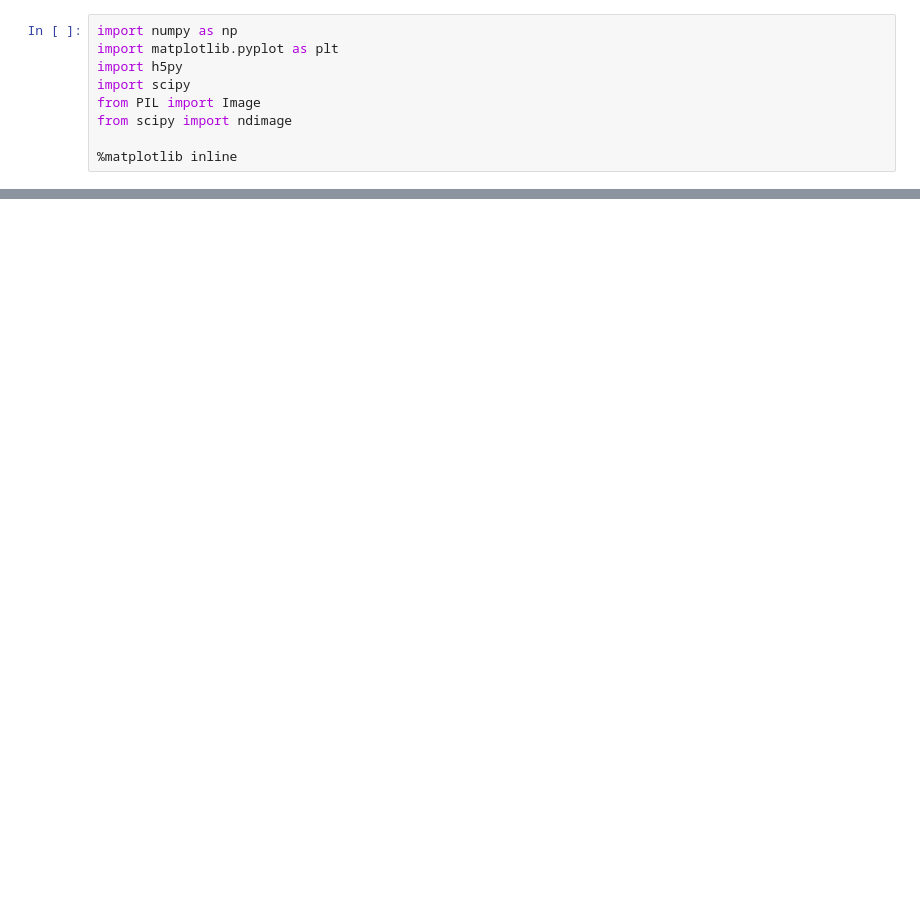
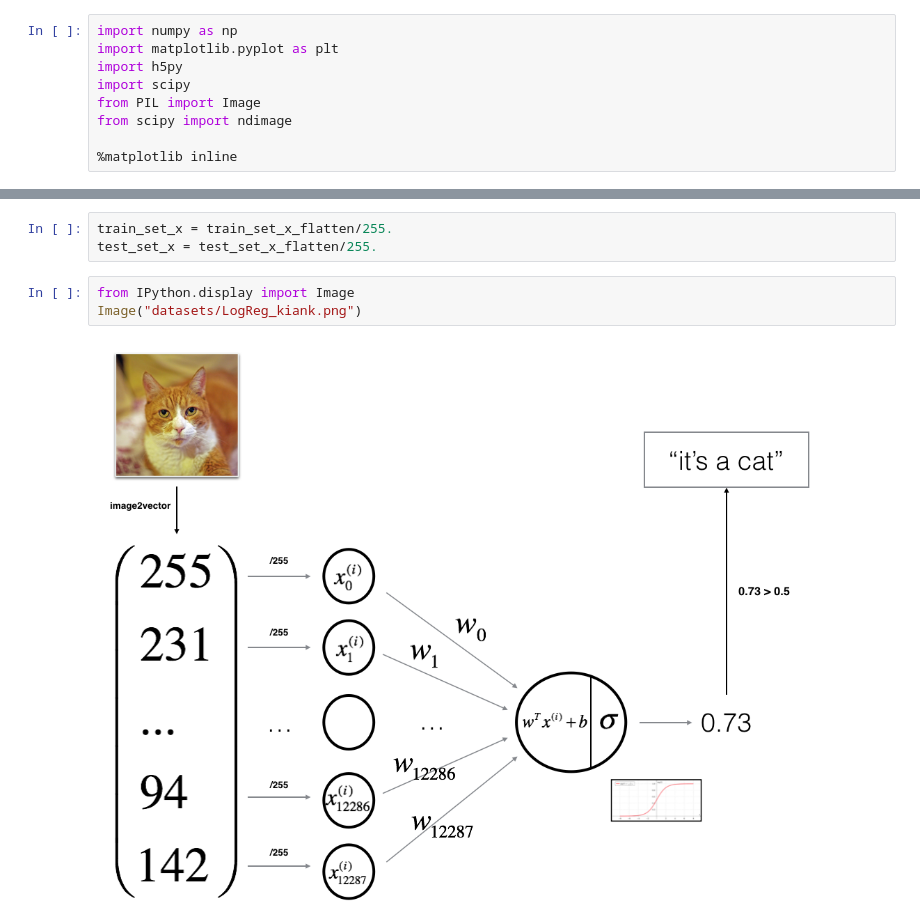
Before and after one commit to adarshrana205/Deep-Learning, a Jupyter notebook: Cat vs Non-Cat classifier.ipynb, the cells around one changed output, grey strips where cells are left out. Drawn from its saved outputs; the diff is of its cells as text; blank space fills up the shorter version.

```diff
--- a/Cat vs Non-Cat classifier.ipynb
+++ b/Cat vs Non-Cat classifier.ipynb
@@ -33,0 +76,8 @@ OSError: Unable to open file (unable to open file: name = 'datasets/train_catvno
+# %%
+train_set_x = train_set_x_flatten/255.
+test_set_x = test_set_x_flatten/255.
+# %%
+from IPython.display import Image
+Image("datasets/LogReg_kiank.png")
+# %% [output]
+[figure, added]
```
Also changed, not shown: parts of 5 cells of this notebook.
